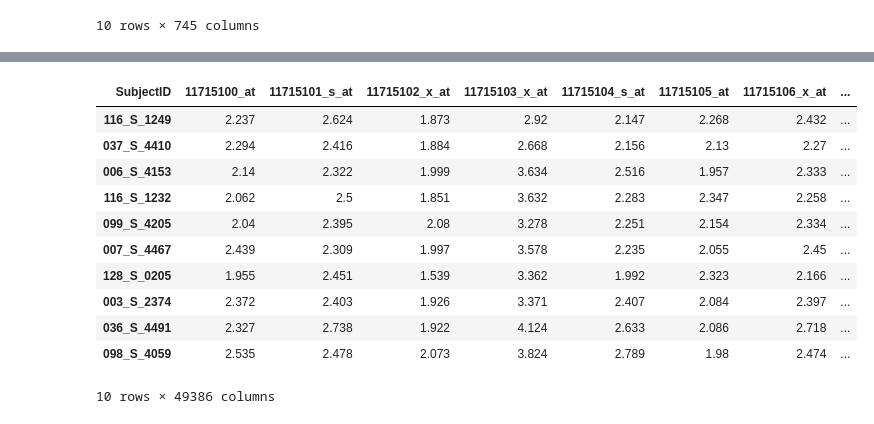
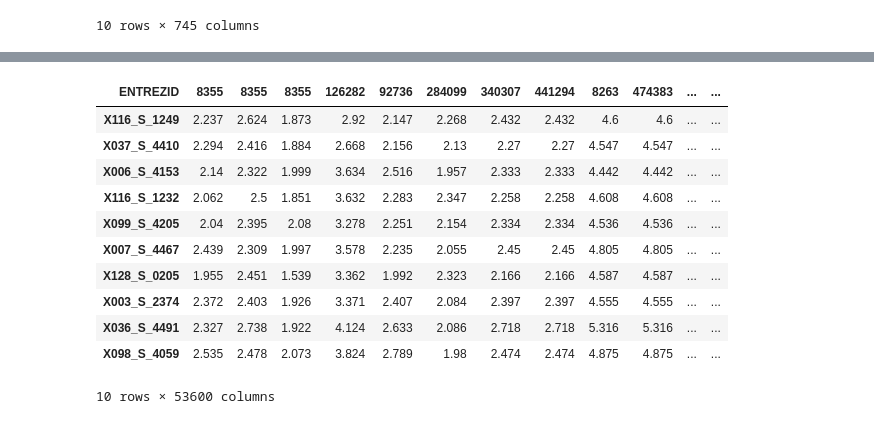
Before and after one commit to farhanarnob/PhenoGeneRankerArnob, a Jupyter notebook: PhenoGeneRankerDataProcessGeneCoExpressionWeightMatrix.ipynb, the cells around one changed output, grey strips where cells are left out. Cells and saved outputs as stored; diff of their text form; code cells hidden in the pictures.

```diff
--- a/PhenoGeneRankerDataProcessGeneCoExpressionWeightMatrix.ipynb
+++ b/PhenoGeneRankerDataProcessGeneCoExpressionWeightMatrix.ipynb
@@ -81,5 +82,3 @@ gene_expression_processed.head(10)
 10 rows × 745 columns
 # %%
-gene_set_probe_set = pd.read_csv('/content/drive/MyDrive/myself/UNT/sem one/individual research/project/PhenoGeneRankerArnob/database/ADNI_Gene_Expression_Profile/probe_gene_id.csv')
-
-gene_set_probe_set.head(10)
+probe_gene_id_gene_expression = pd.read_csv('/content/drive/MyDrive/myself/UNT/sem one/individual research/project/PhenoGeneRankerArnob/database/ADNI_Gene_Expression_Profile/probe_gene_id_gene_expression.csv')
@@ -129,0 +95,6 @@ result.head(10)
+# %%
+probe_gene_id_gene_expression = probe_gene_id_gene_expression.loc[:, ~probe_gene_id_gene_expression.columns.str.contains('^PROBEID')]
+# %%
+probe_gene_id_gene_expression = probe_gene_id_gene_expression.fillna(0)
+probe_gene_id_gene_expression['ENTREZID'] = probe_gene_id_gene_expression['ENTREZID'].astype(int)
+probe_gene_id_gene_expression['ENTREZID'] = probe_gene_id_gene_expression['ENTREZID'].astype(str)
@@ -130,20 +111,20 @@ result.head(10)
 # %%
-gene_expression_processed_T = gene_expression_processed.T
-gene_expression_processed_T.columns = gene_expression_processed_T.iloc[0]
+probe_gene_id_gene_expression_T = probe_gene_id_gene_expression.T
+probe_gene_id_gene_expression_T.columns = probe_gene_id_gene_expression_T.iloc[0]
 # new_header = gene_expression_processed_T.iloc[0] #grab the first row for the header
-gene_expression_processed_T = gene_expression_processed_T[1:] #take the data less the header row
+probe_gene_id_gene_expression_T = probe_gene_id_gene_expression_T[1:] #take the data less the header row
 # gene_expression_processed_T.columns = new_header #set the header row as the df header
-gene_expression_processed_T.head(10)
+probe_gene_id_gene_expression_T.head(10)
 # %% [output]
-| SubjectID | 11715100_at | 11715101_s_at | 11715102_x_at | 11715103_x_at | 11715104_s_at | 11715105_at | 11715106_x_at | ... |
-| 116_S_1249 | 2.237 | 2.624 | 1.873 | 2.92 | 2.147 | 2.268 | 2.432 | ... |
-| 037_S_4410 | 2.294 | 2.416 | 1.884 | 2.668 | 2.156 | 2.13 | 2.27 | ... |
-| 006_S_4153 | 2.14 | 2.322 | 1.999 | 3.634 | 2.516 | 1.957 | 2.333 | ... |
-| 116_S_1232 | 2.062 | 2.5 | 1.851 | 3.632 | 2.283 | 2.347 | 2.258 | ... |
-| 099_S_4205 | 2.04 | 2.395 | 2.08 | 3.278 | 2.251 | 2.154 | 2.334 | ... |
-| 007_S_4467 | 2.439 | 2.309 | 1.997 | 3.578 | 2.235 | 2.055 | 2.45 | ... |
-| 128_S_0205 | 1.955 | 2.451 | 1.539 | 3.362 | 1.992 | 2.323 | 2.166 | ... |
-| 003_S_2374 | 2.372 | 2.403 | 1.926 | 3.371 | 2.407 | 2.084 | 2.397 | ... |
-| 036_S_4491 | 2.327 | 2.738 | 1.922 | 4.124 | 2.633 | 2.086 | 2.718 | ... |
-| 098_S_4059 | 2.535 | 2.478 | 2.073 | 3.824 | 2.789 | 1.98 | 2.474 | ... |
+| ENTREZID | 8355 | 8355 | 8355 | 126282 | 92736 | 284099 | 340307 | 441294 | 8263 | 474383 | ... | ... |
+| X116_S_1249 | 2.237 | 2.624 | 1.873 | 2.92 | 2.147 | 2.268 | 2.432 | 2.432 | 4.6 | 4.6 | ... | ... |
+| X037_S_4410 | 2.294 | 2.416 | 1.884 | 2.668 | 2.156 | 2.13 | 2.27 | 2.27 | 4.547 | 4.547 | ... | ... |
+| X006_S_4153 | 2.14 | 2.322 | 1.999 | 3.634 | 2.516 | 1.957 | 2.333 | 2.333 | 4.442 | 4.442 | ... | ... |
+| X116_S_1232 | 2.062 | 2.5 | 1.851 | 3.632 | 2.283 | 2.347 | 2.258 | 2.258 | 4.608 | 4.608 | ... | ... |
+| X099_S_4205 | 2.04 | 2.395 | 2.08 | 3.278 | 2.251 | 2.154 | 2.334 | 2.334 | 4.536 | 4.536 | ... | ... |
+| X007_S_4467 | 2.439 | 2.309 | 1.997 | 3.578 | 2.235 | 2.055 | 2.45 | 2.45 | 4.805 | 4.805 | ... | ... |
+| X128_S_0205 | 1.955 | 2.451 | 1.539 | 3.362 | 1.992 | 2.323 | 2.166 | 2.166 | 4.587 | 4.587 | ... | ... |
+| X003_S_2374 | 2.372 | 2.403 | 1.926 | 3.371 | 2.407 | 2.084 | 2.397 | 2.397 | 4.555 | 4.555 | ... | ... |
+| X036_S_4491 | 2.327 | 2.738 | 1.922 | 4.124 | 2.633 | 2.086 | 2.718 | 2.718 | 5.316 | 5.316 | ... | ... |
+| X098_S_4059 | 2.535 | 2.478 | 2.073 | 3.824 | 2.789 | 1.98 | 2.474 | 2.474 | 4.875 | 4.875 | ... | ... |
-10 rows × 49386 columns
+10 rows × 53600 columns
```
Also changed, not shown: parts of 42 cells of this notebook.
